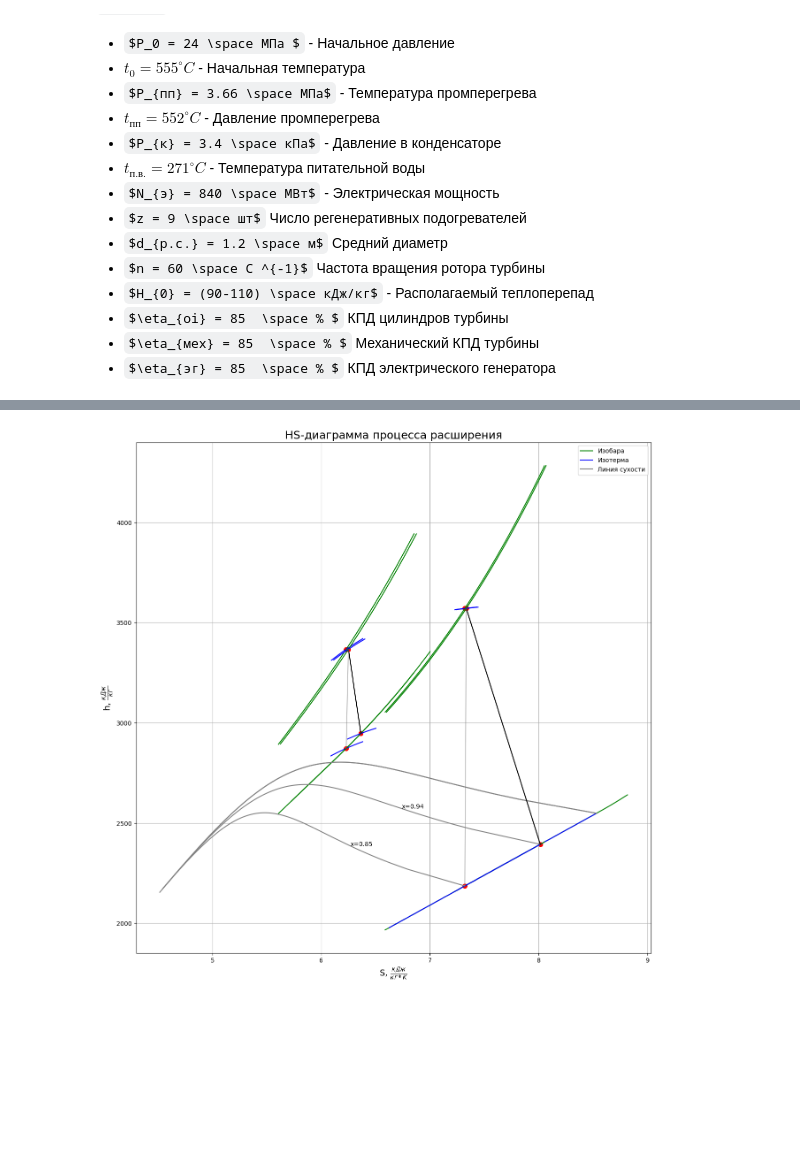
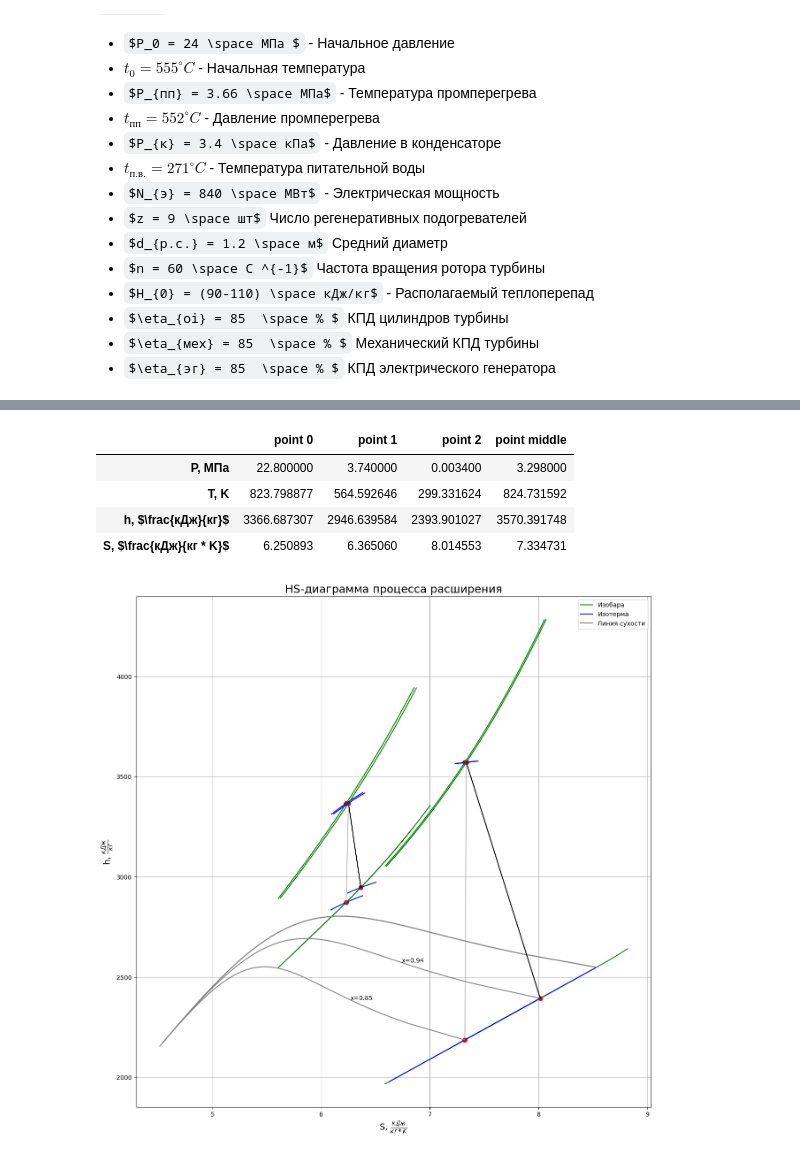
Before and after one commit to BonadykovNM/PythonTurbine, a Jupyter notebook: Курсач/Сoursework.ipynb, the cells around one changed output, grey strips where cells are left out. Saved outputs shown, nothing was run; the diff lists cells and outputs as text; code cells hidden in the pictures; some formulas as TeX source; blank space fills up the shorter version.

Commit message:
part_2

```diff
--- a/Курсач/Сoursework.ipynb
+++ b/Курсач/Сoursework.ipynb
@@ -130,8 +135,12 @@ print("Массовый расход в конденсатор:", condenser_mass
 # %%
-point0 = Inner_part.find_point0(p0,t0,p_middle)
-point1 = Inner_part.find_point1(p0,t0,p_middle,internal_efficiency)
-point2 = Inner_part.find_point2(p_middle,t_middle,p0,pk,internal_efficiency)
-point_middle = Inner_part.find_point_middle(p_middle,t_middle,p0)
+point0,point1,point2,point_middle = Inner_part.point_s(p0,t0,p_middle,t_middle,pk,internal_efficiency)
+Inner_part.tab_point(p0,t0,p_middle,t_middle,pk,internal_efficiency)
+# %% [output]
+|  | point 0 | point 1 | point 2 | point middle |
+| P, МПа | 22.800000 | 3.740000 | 0.003400 | 3.298000 |
+| T, K | 823.798877 | 564.592646 | 299.331624 | 824.731592 |
+| h, $\frac{кДж}{кг}$ | 3366.687307 | 2946.639584 | 2393.901027 | 3570.391748 |
+| S, $\frac{кДж}{кг * K}$ | 6.250893 | 6.365060 | 8.014553 | 7.334731 |
 # %%
 fig, ax  = plt.subplots(1, 1, figsize=(15, 15))
 Inner_part.plot_hs_diagram(
```
Also changed, not shown: parts of 8 cells of this notebook, 2 other files.
